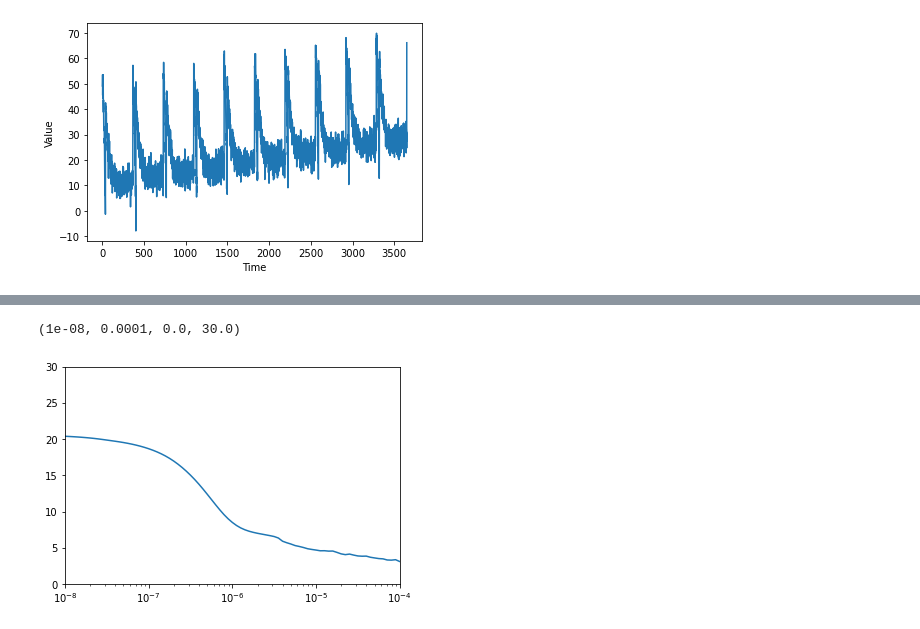
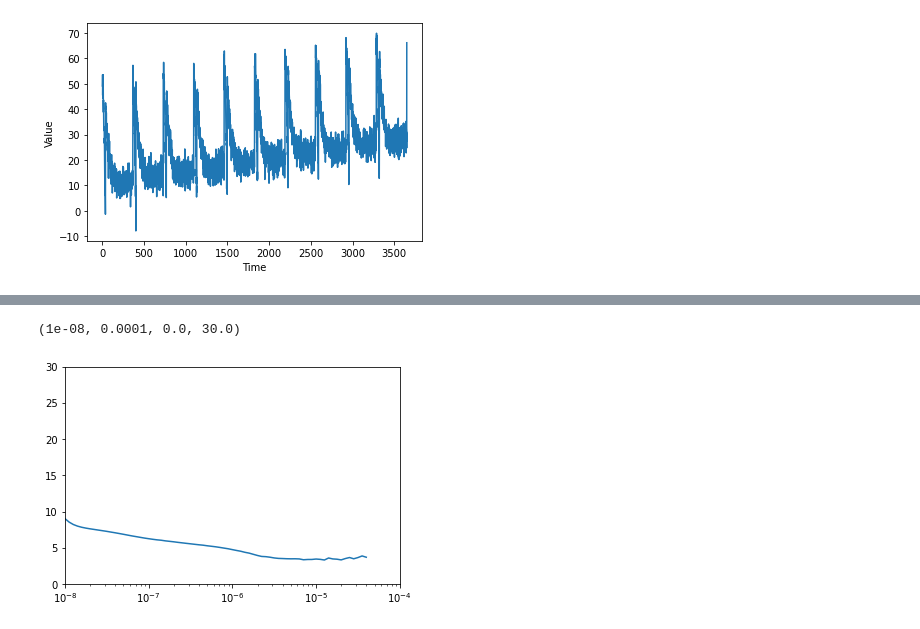
Before and after one commit to hrisav/tensorflow-developer, a Jupyter notebook: C4_Sequences_Time Series_Prediction/D_Week_3.ipynb, the cells around one changed output, grey strips where cells are left out. Saved outputs shown, nothing was run; the diff lists cells and outputs as text; code cells hidden in the pictures.

```diff
--- a/C4_Sequences_Time Series_Prediction/D_Week_3.ipynb
+++ b/C4_Sequences_Time Series_Prediction/D_Week_3.ipynb
@@ -681,0 +736,13 @@ Epoch 100/100
+# %%
+early_stopping    = EarlyStopping(monitor='loss', patience=10)
+model_checkpoint  = ModelCheckpoint(monitor='loss', filepath='./best_model.h5', save_best_only=True)
+# %%
+lr_schedule = tf.keras.callbacks.LearningRateScheduler(lambda epoch: 1e-8 * 10**(epoch / 20))
+# %%
+epochs = 100
+callbacks = [early_stopping, model_checkpoint, lr_schedule]
+# %%
+history = model.fit(dataset,
+                    verbose = 1,
+                    epochs = epochs,
+                    callbacks = callbacks)
@@ -682,6 +767,6 @@ Epoch 100/100
 # %%
-plt.semilogx(history.history["lr"], history.history["loss"])
+plt.semilogx(history.history['lr'], history.history['mae'])
 plt.axis([1e-8, 1e-4, 0, 30])
 # %% [output]
 (1e-08, 0.0001, 0.0, 30.0)
-[figure, old version]
+[figure, new version]
```
Also changed, not shown: parts of 60 cells of this notebook.
